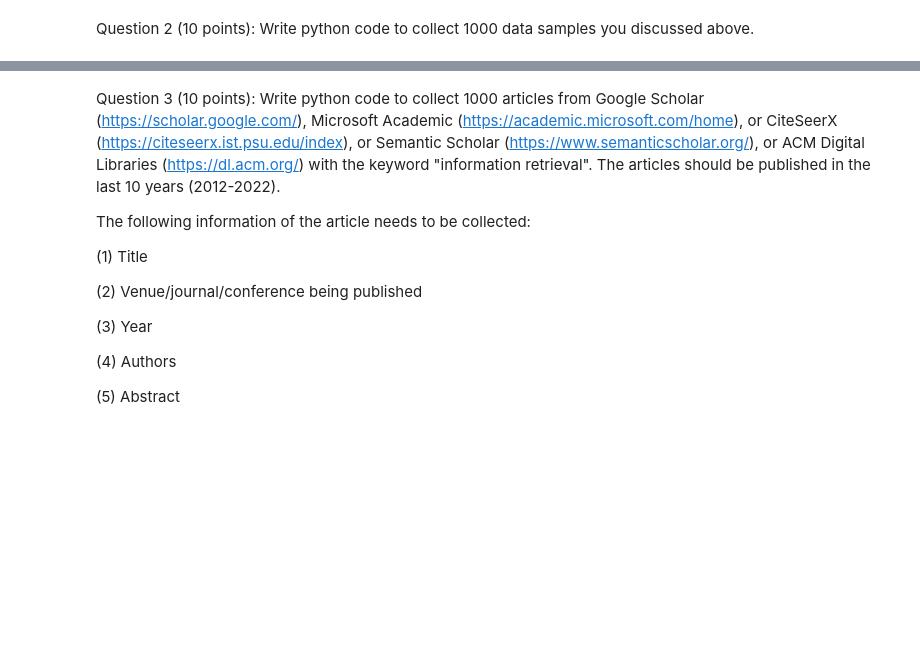
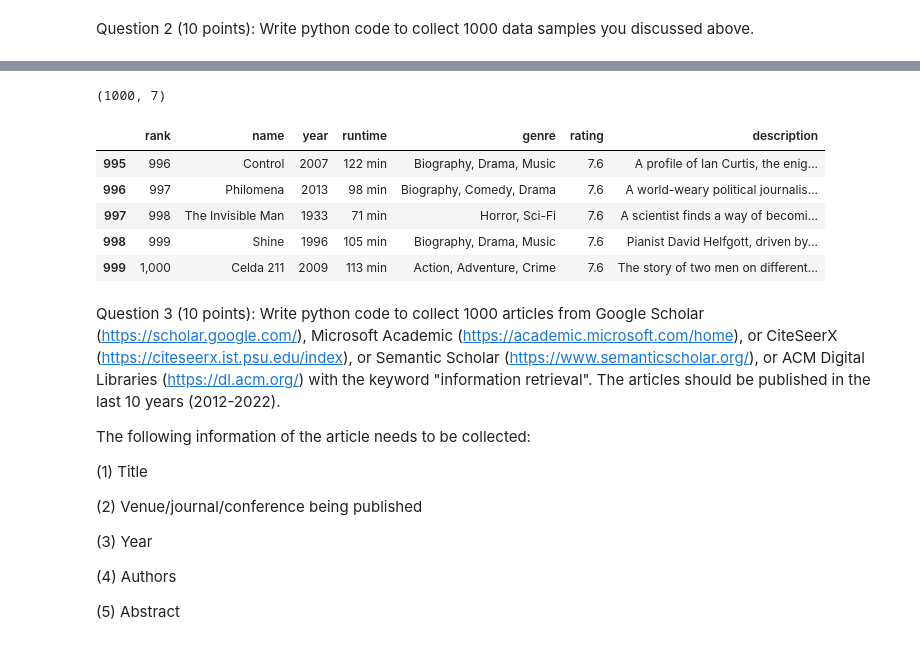
Before and after one commit to PuppalaKarthik/karthik_INFO5731_Spring2023, a Jupyter notebook: In_class_exercise/In_class_exercise_02_02072023.ipynb, the cells around one changed output, grey strips where cells are left out. Drawn from its saved outputs; the diff is of its cells as text; code cells hidden in the pictures; blank space fills up the shorter version.

```diff
--- a/In_class_exercise/In_class_exercise_02_02072023.ipynb
+++ b/In_class_exercise/In_class_exercise_02_02072023.ipynb
@@ -72,0 +48,11 @@ print(data1_soup)
+# %%
+data = {
+    'rank': [],
+    'name': [],
+    'year': [],
+    'runtime': [],
+    'genre': [],
+    'rating': [],
+    'description': [],
+
+}
@@ -73,3 +144,17 @@ print(data1_soup)
+# %%
+df = pd.DataFrame(data)
+df.shape
+# %% [output]
+(1000, 7)
+# %%
+df.tail()
+# %% [output]
+|  | rank | name | year | runtime | genre | rating | description |
+| 995 | 996 | Control | 2007 | 122 min | Biography, Drama, Music | 7.6 | A profile of Ian Curtis, the enig... |
+| 996 | 997 | Philomena | 2013 | 98 min | Biography, Comedy, Drama | 7.6 | A world-weary political journalis... |
+| 997 | 998 | The Invisible Man | 1933 | 71 min | Horror, Sci-Fi | 7.6 | A scientist finds a way of becomi... |
+| 998 | 999 | Shine | 1996 | 105 min | Biography, Drama, Music | 7.6 | Pianist David Helfgott, driven by... |
+| 999 | 1,000 | Celda 211 | 2009 | 113 min | Action, Adventure, Crime | 7.6 | The story of two men on different... |
 # %% [markdown]
 Question 3 (10 points): Write python code to collect 1000 articles from Google Scholar (https://scholar.google.com/), Microsoft Academic (https://academic.microsoft.com/home), or CiteSeerX (https://citeseerx.ist.psu.edu/index), or Semantic Scholar (https://www.semanticscholar.org/), or ACM Digital Libraries (https://dl.acm.org/) with the keyword "information retrieval". The articles should be published in the last 10 years (2012-2022).
 
```
Also changed, not shown: parts of 13 cells of this notebook.
